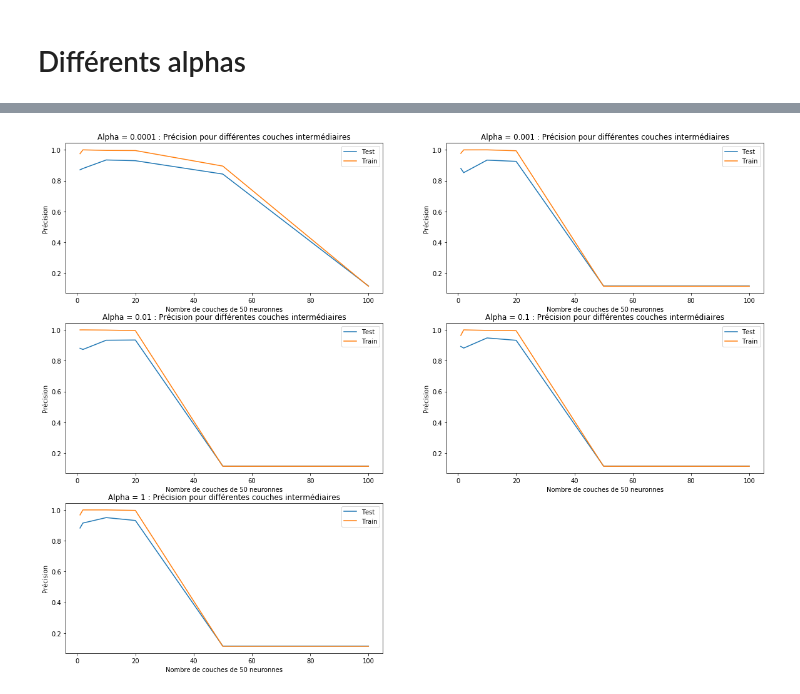
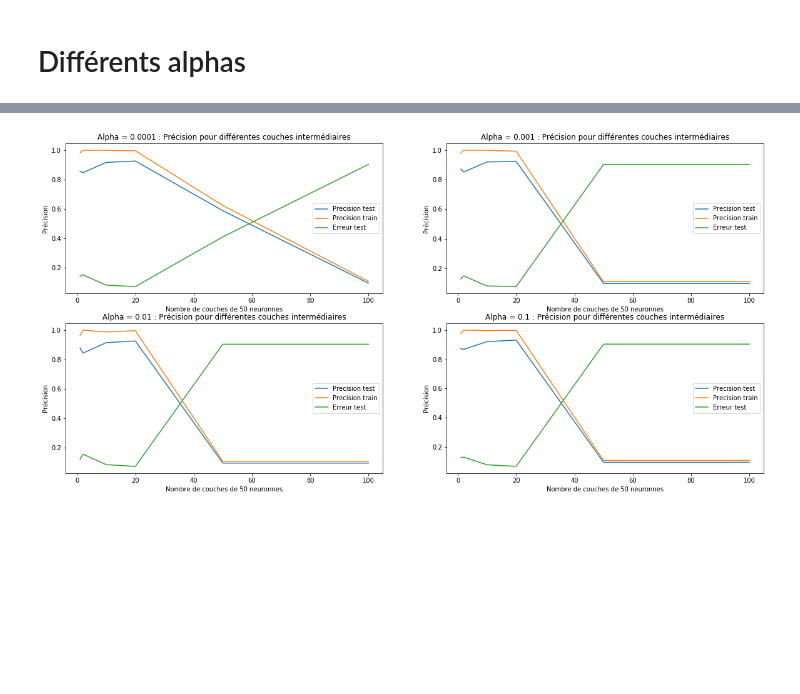
Before and after one commit to pierremrg/apprentissage, a Jupyter notebook: TP2.ipynb, the cells around one changed output, grey strips where cells are left out. Cells and saved outputs as stored; diff of their text form; code cells hidden in the pictures; blank space fills up the shorter version.

```diff
--- a/TP2.ipynb
+++ b/TP2.ipynb
@@ -386,6 +402,7 @@ couche = (50,)
 scores_couches_test = []
 scores_couches_train = []
 times_adam = []
+erreurs = []
 
 
 nb_couches = [1, 2, 10, 20, 50, 100]
@@ -404,13 +421,17 @@ for i in nb_couches:
     score_train = clf.score(xtrain, ytrain)
     scores_couches_train.append(score_train)
 
+    ypredict = clf.predict(xtest)
+    erreurs.append(zero_one_loss(ytest, ypredict))
+
     print("Couches : " + str(i) + " -> " + str(score_test))
     print("Couches : " + str(i) + " -> " + str(score_train))
 
 plt.plot([x for x in nb_couches], scores_couches_test)
 plt.plot([x for x in nb_couches], scores_couches_train)
+plt.plot([x for x in nb_couches], erreurs)
 
-plt.legend(['Precision test', 'Precision train'], loc='upper right')
+plt.legend(['Precision test', 'Precision train', "Erreur test"], loc='upper right')
 plt.xlabel("Nombre de couches de 50 neuronnes")
 plt.ylabel("Precision")
 plt.title("Algorithme ADAM : Score pour différents nombre de couches de 50 neurones")
@@ -542,6 +577,7 @@ couche = (50,)
 scores_couches_test = []
 scores_couches_train = []
 times_tanh = []
+erreurs = []
 
 
 nb_couches = [1, 2, 10, 20, 50, 100]
@@ -561,13 +597,17 @@ for i in nb_couches:
     score_train = clf.score(xtrain, ytrain)
     scores_couches_train.append(score_train)
 
+    ypredict = clf.predict(xtest)
+    erreurs.append(zero_one_loss(ytest, ypredict))
+
     print("Couches : " + str(i) + " -> " + str(score_test))
     print("Couches : " + str(i) + " -> " + str(score_train))
 
 plt.plot([x for x in nb_couches], scores_couches_test)
 plt.plot([x for x in nb_couches], scores_couches_train)
+plt.plot([x for x in nb_couches], erreurs)
 
-plt.legend(['Precision test', 'Precision train'], loc='upper right')
+plt.legend(['Precision test', 'Precision train', "Erreur test"], loc='upper right')
 plt.xlabel("Nombre de couches de 50 neuronnes")
 plt.ylabel("Precision")
 plt.title("Activation TANH : Score pour différents nombre de couches de 50 neurones")
@@ -591,6 +631,7 @@ couche = (50,)
 scores_couches_test = []
 scores_couches_train = []
 times_relu = []
+erreurs = []
 
 nb_couches = [1, 2, 10, 20, 50, 100]
 
@@ -608,13 +649,17 @@ for i in nb_couches:
     score_train = clf.score(xtrain, ytrain)
     scores_couches_train.append(score_train)
 
+    ypredict = clf.predict(xtest)
+    erreurs.append(zero_one_loss(ytest, ypredict))
+
     print("Couches : " + str(i) + " -> " + str(score_test))
     print("Couches : " + str(i) + " -> " + str(score_train))
 
 plt.plot([x for x in nb_couches], scores_couches_test)
 plt.plot([x for x in nb_couches], scores_couches_train)
+plt.plot([x for x in nb_couches], erreurs)
 
-plt.legend(['Precision test', 'Precision train'], loc='upper right')
+plt.legend(['Precision test', 'Precision train', "Erreur test"], loc='upper right')
 plt.xlabel("Nombre de couches de 50 neuronnes")
 plt.ylabel("Precision")
 plt.title("Activation RELU : Score pour différents nombre de couches de 50 neurones")
@@ -654,6 +699,7 @@ couche = (50,)
 scores_test = []
 scores_train = []
 times_alphas = []
+erreurs_alphas = []
 
 nb_couches = [1, 2, 10, 20, 50, 100]
 alphas = [0.0001, 0.001, 0.01, 0.1, 1]
@@ -662,6 +708,7 @@ for alpha in alphas:
     times = []
     scores_couches_test = []
     scores_couches_train = []
+    erreurs = []
 
 
     for i in nb_couches:
@@ -679,10 +726,14 @@ for alpha in alphas:
         score_train = clf.score(xtrain, ytrain)
         scores_couches_train.append(score_train)
 
+        ypredict = clf.predict(xtest)
+        erreurs.append(zero_one_loss(ytest, ypredict))
+
         print("Couches : " + str(i) + " -> " + str(score_test))
         print("Couches : " + str(i) + " -> " + str(score_train))
 
     times_alphas.append(times)
     scores_test.append(scores_couches_test)
     scores_train.append(scores_couches_train)
+    erreurs_alphas.append(erreurs)
 # %% [output]
@@ -718,18 +757,20 @@ Couches : 100 -> 0.11469387755102041
 # %%
 plt.figure(figsize=(20, 15))
 
 i = 0
 for alpha in alphas:
-    plt.subplot(3, 2, i+1)
-    plt.plot([x for x in nb_couches], scores_test[i])
-    plt.plot([x for x in nb_couches], scores_train[i])
-    plt.legend(['Test', 'Train'], loc='best')
-    plt.xlabel("Nombre de couches de 50 neuronnes")
-    plt.ylabel("Précision")
-    plt.title("Alpha = " + str(alpha) + " : Précision pour différentes couches intermédiaires")
-    i = i + 1
+    if i < 4:
+        plt.subplot(3, 2, i+1)
+        plt.plot([x for x in nb_couches], scores_test[i])
+        plt.plot([x for x in nb_couches], scores_train[i])
+        plt.plot([x for x in nb_couches], erreurs_alphas[i])
+        plt.legend(['Precision test', 'Precision train', "Erreur test"], loc='best')
+        plt.xlabel("Nombre de couches de 50 neuronnes")
+        plt.ylabel("Précision")
+        plt.title("Alpha = " + str(alpha) + " : Précision pour différentes couches intermédiaires")
+        i = i + 1
 # %% [output]
-[figure, old version]
+[figure, new version]
 # %%
 plt.figure(figsize=(20, 15))
 
```
Also changed, not shown: parts of 23 cells of this notebook, 1 other file.
